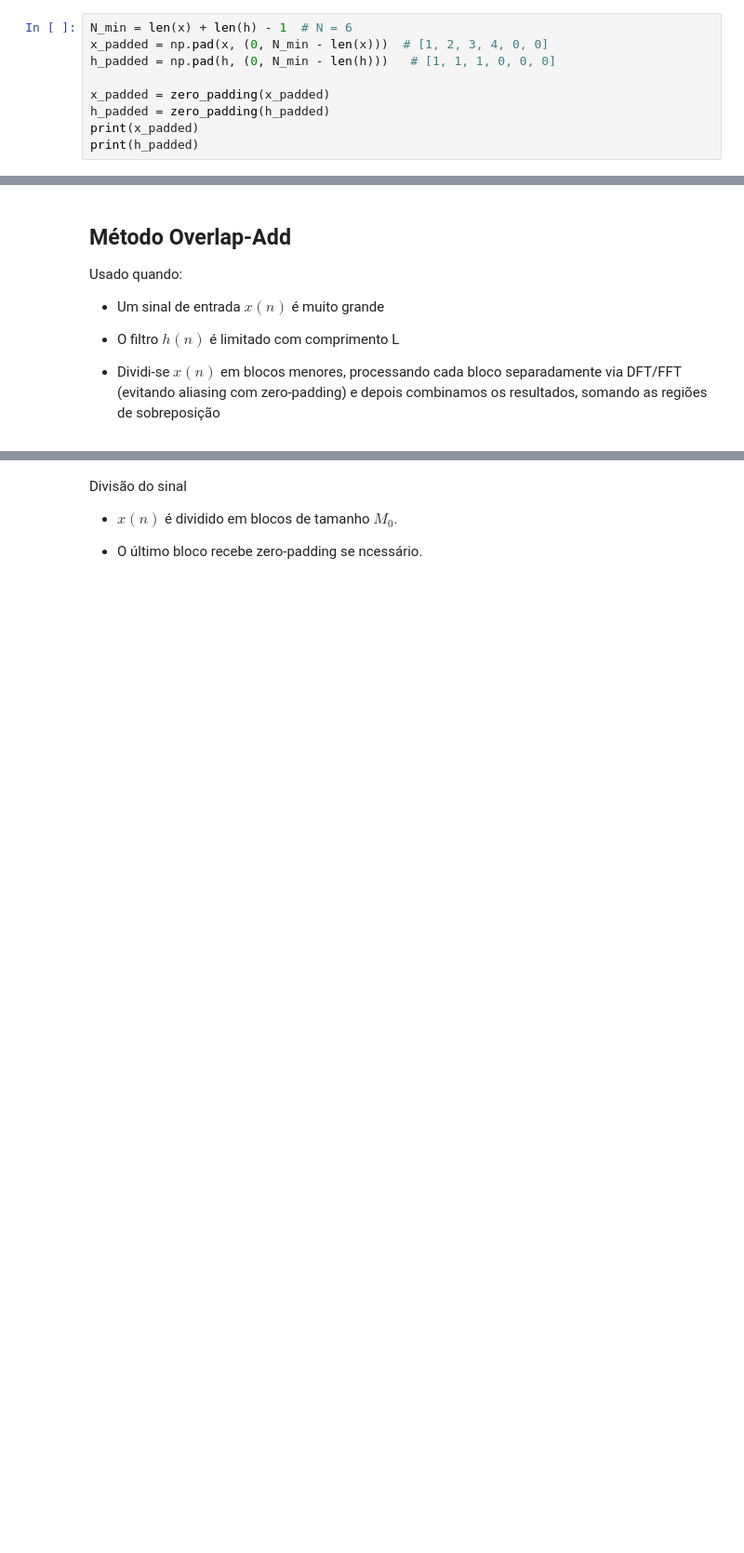
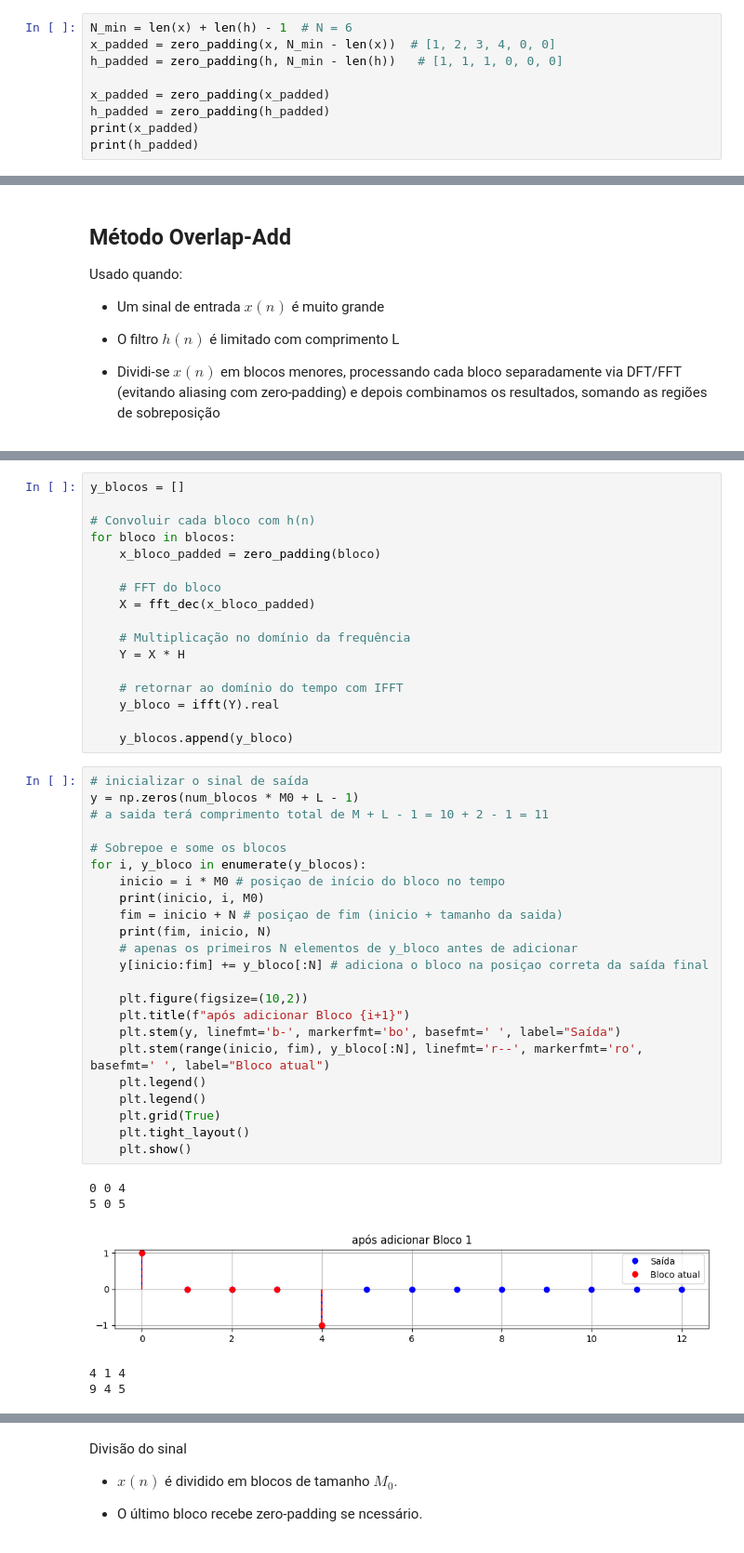
Before and after one commit to ricardofss1/PDS, a Jupyter notebook: ConvolucaoCircular.ipynb, the cells around one changed output, grey strips where cells are left out. Shown at 93% size. Saved outputs shown, nothing was run; the diff lists cells and outputs as text; blank space fills up the shorter version.

```diff
--- a/ConvolucaoCircular.ipynb
+++ b/ConvolucaoCircular.ipynb
@@ -207,8 +212,8 @@ Convolução circular (N=4): [8. 7. 6. 9.]
 [figure]
 # %%
 N_min = len(x) + len(h) - 1  # N = 6
-x_padded = np.pad(x, (0, N_min - len(x)))  # [1, 2, 3, 4, 0, 0]
-h_padded = np.pad(h, (0, N_min - len(h)))   # [1, 1, 1, 0, 0, 0]
+x_padded = zero_padding(x, N_min - len(x))  # [1, 2, 3, 4, 0, 0]
+h_padded = zero_padding(h, N_min - len(h))   # [1, 1, 1, 0, 0, 0]
 
 x_padded = zero_padding(x_padded)
 h_padded = zero_padding(h_padded)
@@ -269,0 +322,46 @@ Usado quando:
+# %%
+y_blocos = []
+
+# Convoluir cada bloco com h(n)
+for bloco in blocos:
+    x_bloco_padded = zero_padding(bloco)
+
+    # FFT do bloco
+    X = fft_dec(x_bloco_padded)
+
+    # Multiplicação no domínio da frequência
+    Y = X * H
+
+    # retornar ao domínio do tempo com IFFT
+    y_bloco = ifft(Y).real
+
+    y_blocos.append(y_bloco)
+# %%
+# inicializar o sinal de saída
+y = np.zeros(num_blocos * M0 + L - 1)
+# a saida terá comprimento total de M + L - 1 = 10 + 2 - 1 = 11
+
+# Sobrepoe e some os blocos
+for i, y_bloco in enumerate(y_blocos):
+    inicio = i * M0 # posiçao de início do bloco no tempo
+    print(inicio, i, M0)
+    fim = inicio + N # posiçao de fim (inicio + tamanho da saida)
+    print(fim, inicio, N)
+    # apenas os primeiros N elementos de y_bloco antes de adicionar
+    y[inicio:fim] += y_bloco[:N] # adiciona o bloco na posiçao correta da saída final
+
+    plt.figure(figsize=(10,2))
+    plt.title(f"após adicionar Bloco {i+1}")
+    plt.stem(y, linefmt='b-', markerfmt='bo', basefmt=' ', label="Saída")
+    plt.stem(range(inicio, fim), y_bloco[:N], linefmt='r--', markerfmt='ro', basefmt=' ', label="Bloco atual")
+    plt.legend()
+    plt.legend()
+    plt.grid(True)
+    plt.tight_layout()
+    plt.show()
+# %% [output]
+0 0 4
+5 0 5
+[figure, added]
+4 1 4
+9 4 5
```
Also changed, not shown: parts of 8 cells of this notebook.
